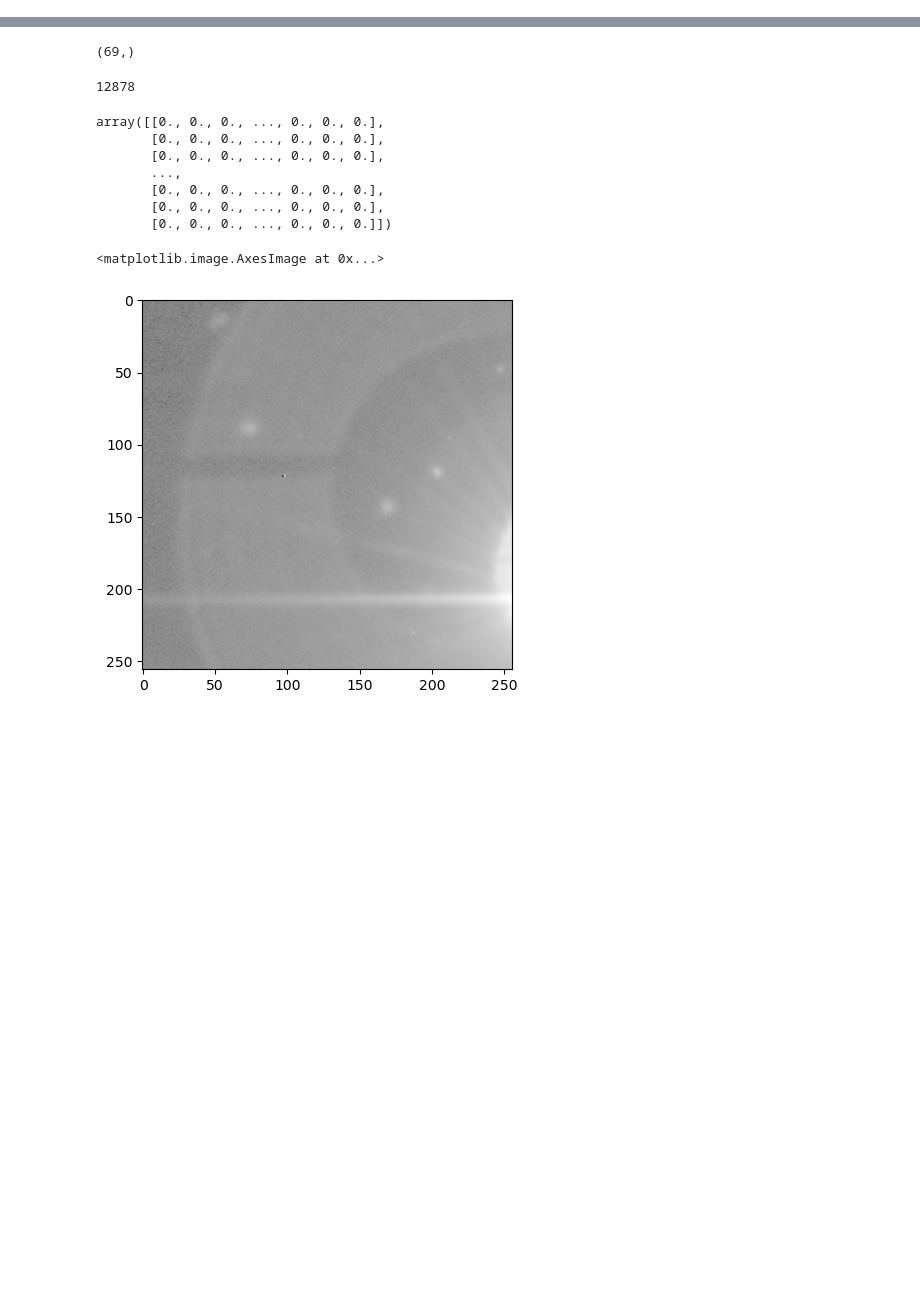
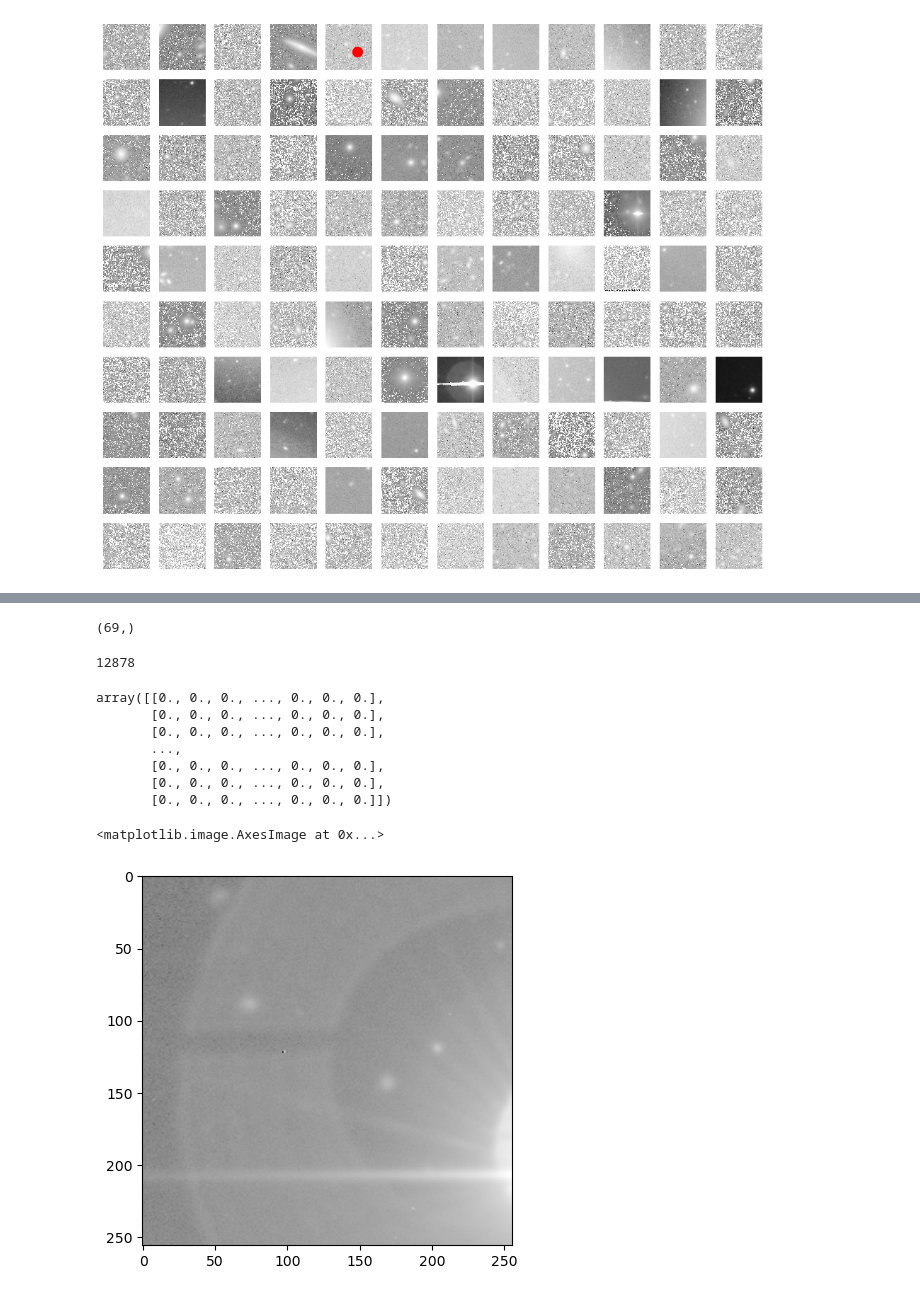
Before and after one commit to David-Chemaly/Dwarf_SAM, a Jupyter notebook: get_data.ipynb, the cells around one changed output, grey strips where cells are left out. Saved outputs shown, nothing was run; the diff lists cells and outputs as text; code cells hidden in the pictures; blank space fills up the shorter version.

```diff
--- a/get_data.ipynb
+++ b/get_data.ipynb
@@ -40,3 +66,29 @@ dwarf_x_pixel, dwarf_y_pixel = w.wcs_world2pix(dwarf_in, 0).astype(int).T
 # %%
-dwarf_map = np.zeros_like(data)
-dwarf_map[dwarf_x_pixel,dwarf_y_pixel] = 1
+dwarf_map = np.zeros_like(data_in)
+dwarf_map[dwarf_x_pixel_in, dwarf_y_pixel_in] = 1
+# %%
+data_patch = np.zeros((n_patches, 1, size, size))
+dwarf_patch = np.zeros((n_patches, 1, size, size))
+
+for i in tqdm(range(n_patches)):
+    x, y = np.unravel_index(i, (np.sqrt(n_patches).astype(int),np.sqrt(n_patches).astype(int)))
+    data_patch[i,0,:,:] = data_in[x*size:(x+1)*size, y*size:(y+1)*size]
+    dwarf_patch[i,0,:,:] = dwarf_map[x*size:(x+1)*size, y*size:(y+1)*size]
+# %%
+amount = 120
+idx = np.random.randint(0, n_patches, amount)
+
+
+plt.figure(figsize=(12,10))
+
+for i in range(amount):
+    plt.subplot(10,12,i+1)
+    plt.imshow(data_patch[idx[i],0,:,:].T, origin='lower', cmap='gray', norm='log')
+    dwarf_here = np.where( dwarf_patch[idx[i],0,:,:] != 0)
+    plt.scatter(dwarf_here[0], dwarf_here[1], c='r', s=100)
+    plt.axis('off')
+
+# plt.ylim(175,225)
+# plt.xlim(100,150)
+# %% [output]
+[figure, added]
```
Also changed, not shown: parts of 12 cells of this notebook.
